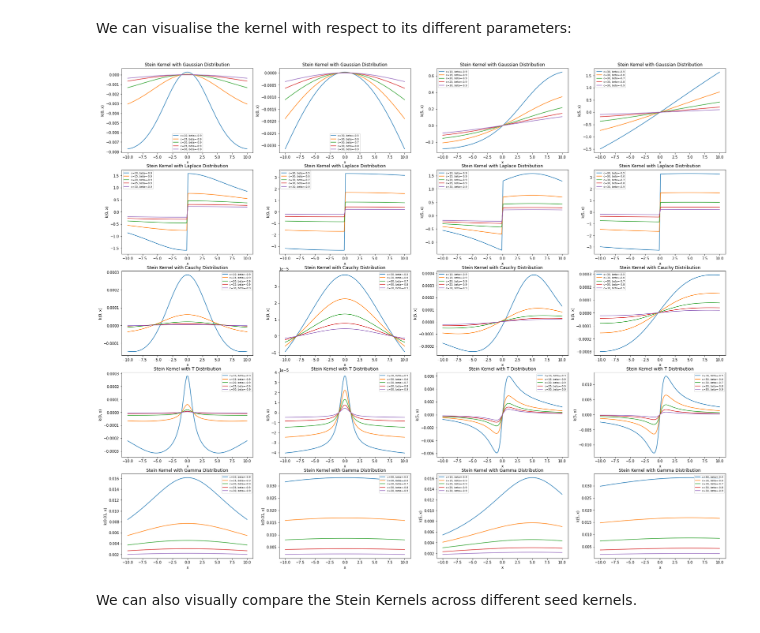
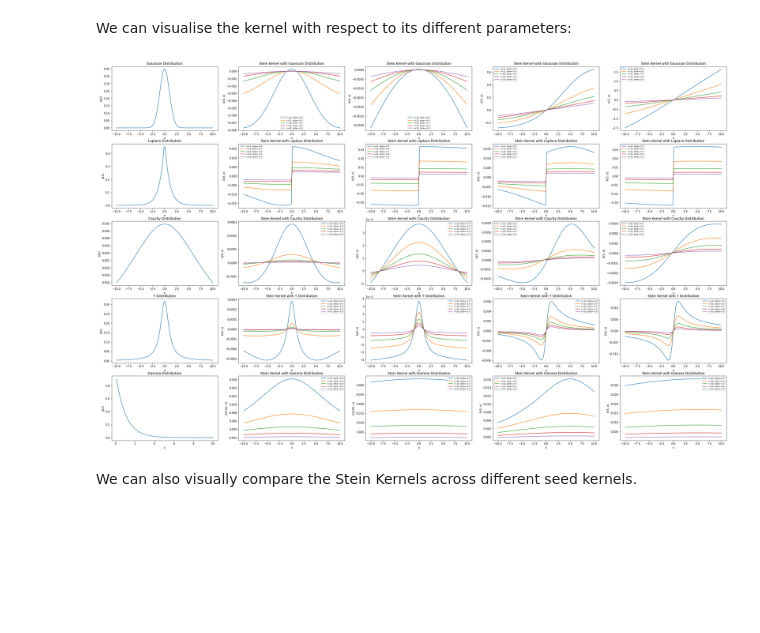
Before and after one commit to jswu18/distribution-discrepancies, a Jupyter notebook: notebooks/3_kernel_stein_discrepancy.ipynb, the cells around one changed output. Saved outputs shown, nothing was run; the diff lists cells and outputs as text; code cells hidden in the pictures; blank space fills up the shorter version.

Commit message:
Add probability distribution plot next to kernel visualisations

```diff
--- a/notebooks/3_kernel_stein_discrepancy.ipynb
+++ b/notebooks/3_kernel_stein_discrepancy.ipynb
@@ -180,18 +180,27 @@ scaling_factors = np.linspace(-10, 10, 100).astype(float)
 dimensions = 1
 distributions = [
     Gaussian(mu=np.zeros((1, 1)), covariance=np.eye(1)),
-    Laplace(0, 0.1),
+    Laplace(0, 1),
     Cauchy(x0=0, gamma=10),
     T(degrees_of_freedom=1, loc=0, scale=1),
     Gamma(k=1, theta=1),
 ]
 
 
-fig, axs = plt.subplots(len(distributions), 4)
+fig, axs = plt.subplots(len(distributions), 5)
 fig.set_figheight(len(distributions) * 5)
-fig.set_figwidth(30)
+fig.set_figwidth(40)
 
+j = 0
+for i, distribution in enumerate(distributions):
+    axs[i][j].plot(
+        scaling_factors, vmap(lambda x_i: distribution.p(x_i))(scaling_factors)
+    )
+    axs[i][j].set_title(f"{type(distribution).__name__} Distribution")
+    axs[i][j].set_xlabel("x")
+    axs[i][j].set_ylabel("p(x)")
 
+j = 1
 beta = -0.9
 x_is = [0, 0, 0, 0, 1e-2]
 for c in [10, 15, 20, 25, 30]:
@@ -206,14 +215,15 @@ for c in [10, 15, 20, 25, 30]:
                 y=y,
             )
         )(scaling_factors.reshape(-1, 1)).reshape(-1)
-        axs[i][0].plot(scaling_factors, k_values, label=f"{c=}, {beta=}")
-        axs[i][0].legend()
-        axs[i][0].set_title(
+        axs[i][j].plot(scaling_factors, k_values, label=f"{c=}, {beta=}")
+        axs[i][j].legend()
+        axs[i][j].set_title(
             f"Stein Kernel with {type(distribution).__name__} Distribution"
         )
-        axs[i][0].set_xlabel("x")
-        axs[i][0].set_ylabel(f"k({x_is[i]}, x)")
+        axs[i][j].set_xlabel("x")
+        axs[i][j].set_ylabel(f"k({x_is[i]}, x)")
 
+j = 2
 c = 30
 for beta in [-0.5, -0.6, -0.7, -0.8, -0.9]:
     for i, distribution in enumerate(distributions):
@@ -227,59 +237,61 @@ for beta in [-0.5, -0.6, -0.7, -0.8, -0.9]:
                 y=y,
             )
         )(scaling_factors.reshape(-1, 1)).reshape(-1)
-        axs[i][1].plot(scaling_factors, k_values, label=f"{c=}, {beta=}")
-        axs[i][1].legend()
-        axs[i][1].set_title(
+        axs[i][j].plot(scaling_factors, k_values, label=f"{c=}, {beta=}")
+        axs[i][j].legend()
+        axs[i][j].set_title(
             f"Stein Kernel with {type(distribution).__name__} Distribution"
         )
-        axs[i][1].set_xlabel("x")
-        axs[i][1].set_ylabel(f"k({x_is[i]}, x)")
+        axs[i][j].set_xlabel("x")
+        axs[i][j].set_ylabel(f"k({x_is[i]}, x)")
 
 
+j = 3
 beta = -0.9
 x_is = [5, 5, 5, 5, 5]
 for c in [10, 15, 20, 25, 30]:
     for i, distribution in enumerate(distributions):
         inverse_multi_quadratic_kernel = InverseMultiQuadraticKernel(c, beta)
         stein_kernel = SteinKernel(
             distribution=distribution, kernel=inverse_multi_quadratic_kernel
         )
         k_values = vmap(
             lambda y: stein_kernel.k(
                 x=x_is[i] * np.ones((dimensions,)),
                 y=y,
             )
         )(scaling_factors.reshape(-1, 1)).reshape(-1)
-        axs[i][2].plot(scaling_factors, k_values, label=f"{c=}, {beta=}")
-        axs[i][2].legend()
-        axs[i][2].set_title(
+        axs[i][j].plot(scaling_factors, k_values, label=f"{c=}, {beta=}")
+        axs[i][j].legend()
+        axs[i][j].set_title(
             f"Stein Kernel with {type(distribution).__name__} Distribution"
         )
-        axs[i][2].set_xlabel("x")
-        axs[i][2].set_ylabel(f"k({x_is[i]}, x)")
+        axs[i][j].set_xlabel("x")
+        axs[i][j].set_ylabel(f"k({x_is[i]}, x)")
 
+j = 4
 c = 30
 for beta in [-0.5, -0.6, -0.7, -0.8, -0.9]:
     for i, distribution in enumerate(distributions):
         inverse_multi_quadratic_kernel = InverseMultiQuadraticKernel(c, beta)
         stein_kernel = SteinKernel(
             distribution=distribution, kernel=inverse_multi_quadratic_kernel
         )
         k_values = vmap(
             lambda y: stein_kernel.k(
                 x=x_is[i] * np.ones((dimensions,)),
                 y=y,
             )
         )(scaling_factors.reshape(-1, 1)).reshape(-1)
-        axs[i][3].plot(scaling_factors, k_values, label=f"{c=}, {beta=}")
-        axs[i][3].legend()
-        axs[i][3].set_title(
+        axs[i][j].plot(scaling_factors, k_values, label=f"{c=}, {beta=}")
+        axs[i][j].legend()
+        axs[i][j].set_title(
             f"Stein Kernel with {type(distribution).__name__} Distribution"
         )
-        axs[i][3].set_xlabel("x")
-        axs[i][3].set_ylabel(f"k({x_is[i]}, x)")
+        axs[i][j].set_xlabel("x")
+        axs[i][j].set_ylabel(f"k({x_is[i]}, x)")
 # %% [output]
-[figure, old version]
+[figure, new version]
 # %% [markdown]
 We can also visually compare the Stein Kernels across different seed kernels.
 # %%
```
Also changed, not shown: parts of 5 cells of this notebook.
